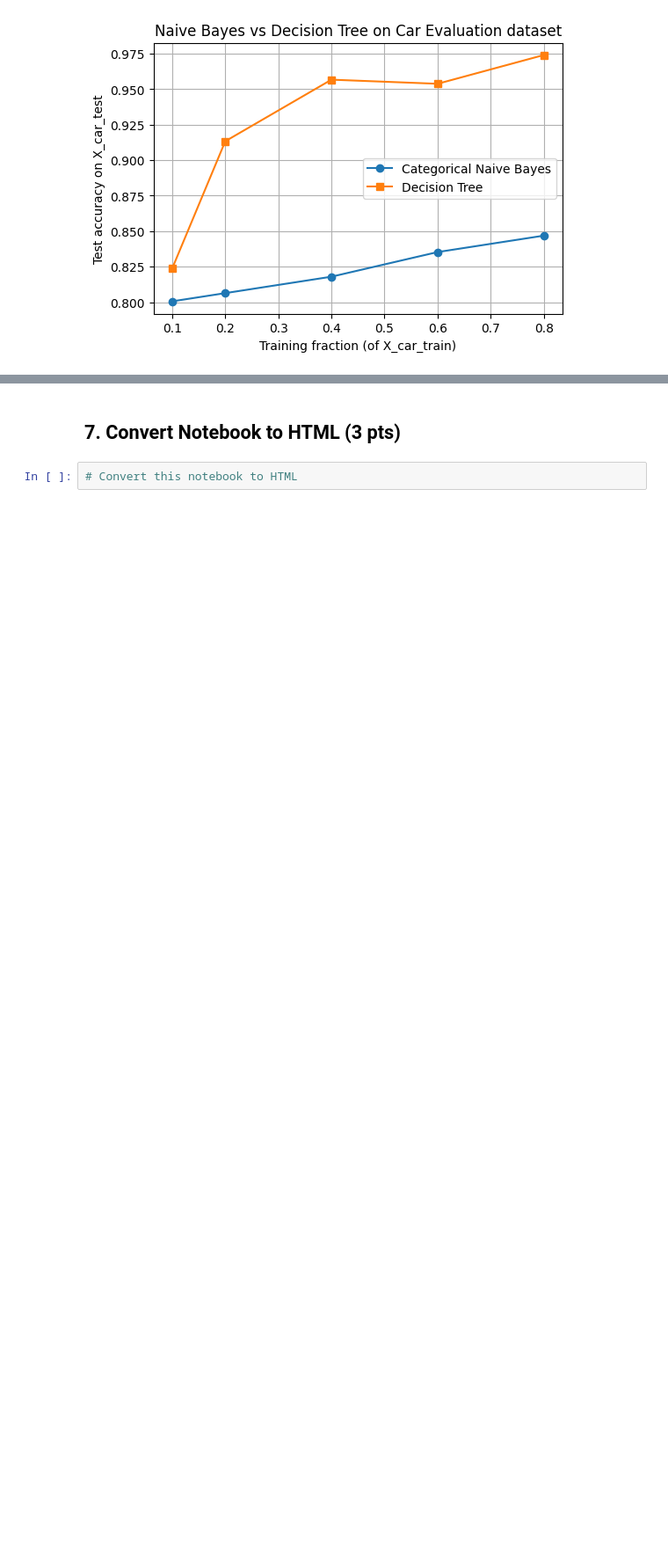
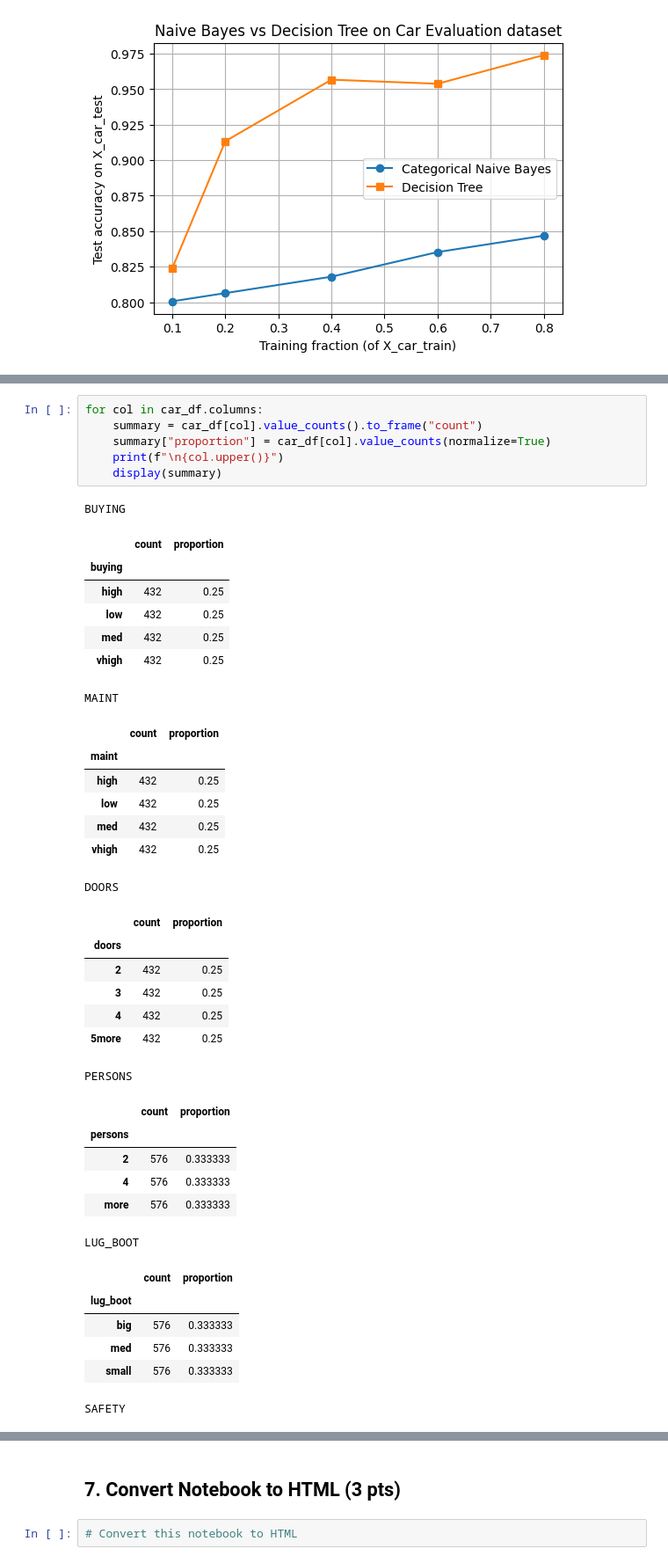
Before and after one commit to owen-simon/IS-6482-data-mining, a Jupyter notebook: Week 5/Assignment_3_naive_bayes_from_scratch.ipynb, the cells around one changed output, grey strips where cells are left out. Shown at 88% size. Drawn from its saved outputs; the diff is of its cells as text; blank space fills up the shorter version.

```diff
--- a/Week 5/Assignment_3_naive_bayes_from_scratch.ipynb
+++ b/Week 5/Assignment_3_naive_bayes_from_scratch.ipynb
@@ -907,0 +928,41 @@ Before exporting your notebook, briefly reflect on the following (you can add a
+# %%
+for col in car_df.columns:
+    summary = car_df[col].value_counts().to_frame("count")
+    summary["proportion"] = car_df[col].value_counts(normalize=True)
+    print(f"\n{col.upper()}")
+    display(summary)
+# %% [output]
+BUYING
+|  | count | proportion |
+| buying |  |  |
+| high | 432 | 0.25 |
+| low | 432 | 0.25 |
+| med | 432 | 0.25 |
+| vhigh | 432 | 0.25 |
+MAINT
+|  | count | proportion |
+| maint |  |  |
+| high | 432 | 0.25 |
+| low | 432 | 0.25 |
+| med | 432 | 0.25 |
+| vhigh | 432 | 0.25 |
+DOORS
+|  | count | proportion |
+| doors |  |  |
+| 2 | 432 | 0.25 |
+| 3 | 432 | 0.25 |
+| 4 | 432 | 0.25 |
+| 5more | 432 | 0.25 |
+PERSONS
+|  | count | proportion |
+| persons |  |  |
+| 2 | 576 | 0.333333 |
+| 4 | 576 | 0.333333 |
+| more | 576 | 0.333333 |
+LUG_BOOT
+|  | count | proportion |
+| lug_boot |  |  |
+| big | 576 | 0.333333 |
+| med | 576 | 0.333333 |
+| small | 576 | 0.333333 |
+SAFETY
```
Also changed, not shown: parts of 3 cells of this notebook.
